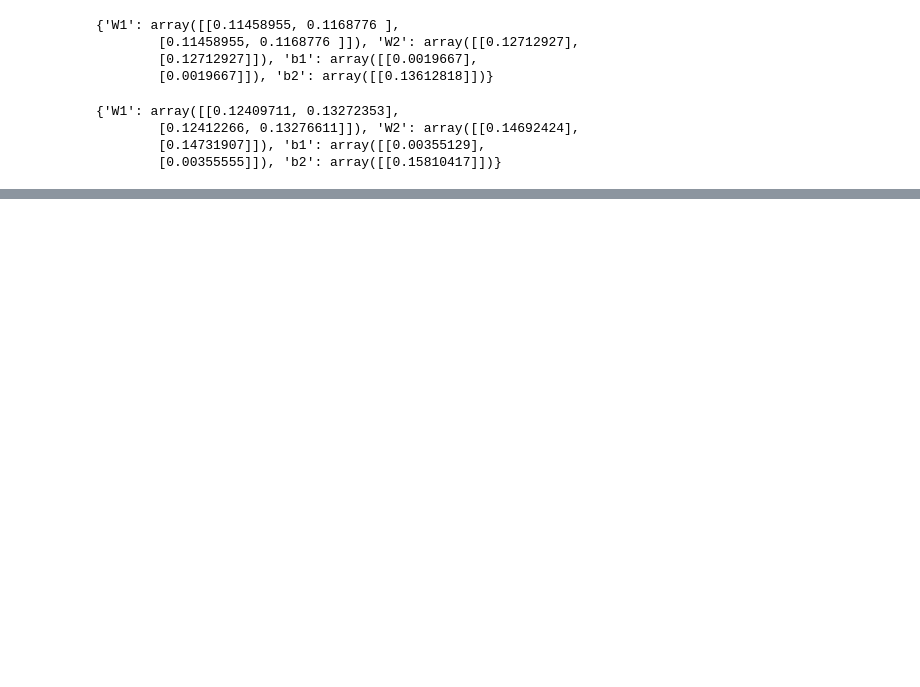
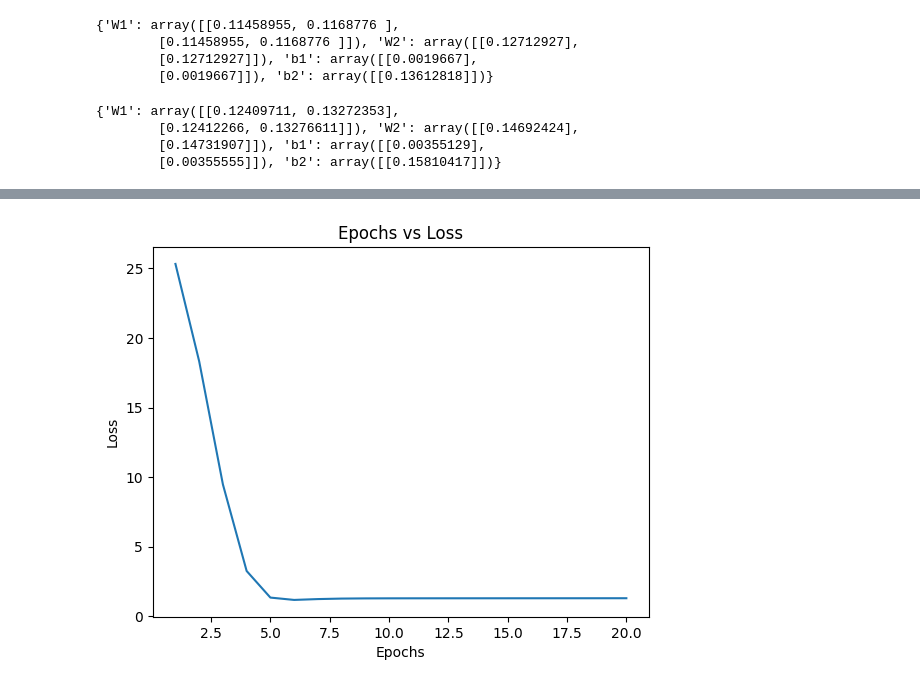
Before and after one commit to R-Jeevan-R/DS-AI, a Jupyter notebook: DL/Perceptron/backpropagation_regression.ipynb, the cells around one changed output, grey strips where cells are left out. Drawn from its saved outputs; the diff is of its cells as text; code cells hidden in the pictures; blank space fills up the shorter version.

```diff
--- a/DL/Perceptron/backpropagation_regression.ipynb
+++ b/DL/Perceptron/backpropagation_regression.ipynb
@@ -251,0 +245,44 @@ Epoch -  5 Loss -  1.3407132589299962
+# %%
+def Training(df, layer_dims, learning_rate=0.001, epochs=1000):
+    parameters = initialize_parameters(layer_dims)
+
+    for i in range(epochs):
+
+        Loss = []
+
+        for j in range(df.shape[0]):
+
+            X = df[['cgpa', 'profile_score']].values[j].reshape(2,1) # Shape(no of features, no. of training example)
+            y = df[['lpa']].values[j][0]
+
+            y_hat,A1 = L_layer_forward(X,parameters)
+            y_hat = y_hat[0][0]
+
+            update_parameters(parameters,y,y_hat,A1,X)
+
+            Loss.append((y-y_hat)**2)
+
+        if (i+1) % 100 == 0:
+            print('Epoch - ',i+1,'Loss - ',np.array(Loss).mean())
+
+    return np.array(Loss).mean()
+
+def epochs_vs_loss(df, layer_dims, learning_rate=0.001, max_epochs=2000, step=200):
+    epoch_list = []
+    loss_list = []
+
+    for epochs in range(step, max_epochs + 1, step):
+        epoch_list.append(epochs)
+        loss = Training(df, layer_dims, learning_rate, epochs)
+        loss_list.append(loss)
+
+    return epoch_list, loss_list
+epoch_list, loss_list = epochs_vs_loss(df, [2,2,1], learning_rate=0.001, max_epochs=20, step=1)
+import matplotlib.pyplot as plt
+plt.plot(epoch_list, loss_list)
+plt.xlabel('Epochs')
+plt.ylabel('Loss')
+plt.title('Epochs vs Loss')
+plt.show()
+# %% [output]
+[figure, added]
```
Also changed, not shown: parts of 5 cells of this notebook, 16 other files.
